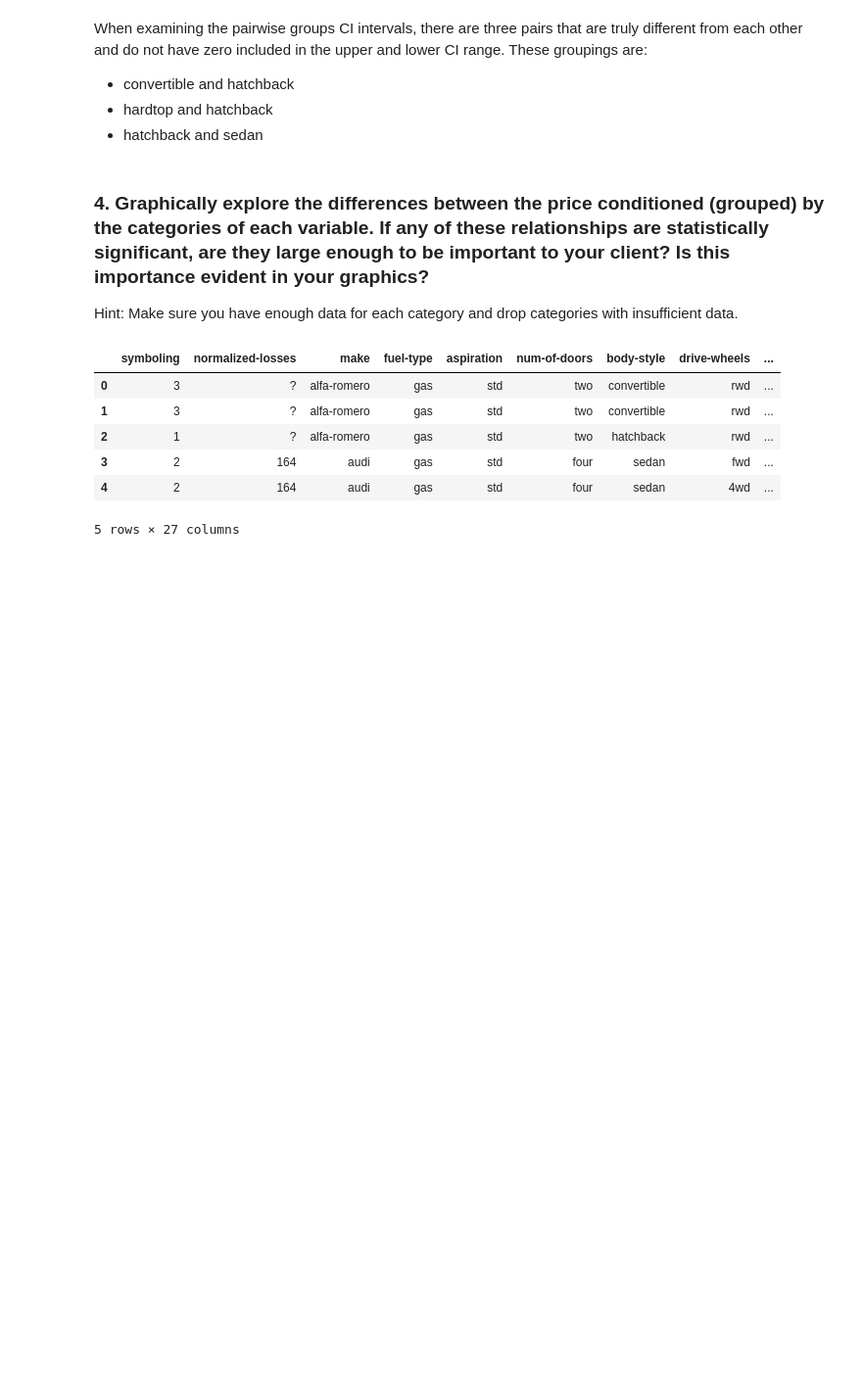
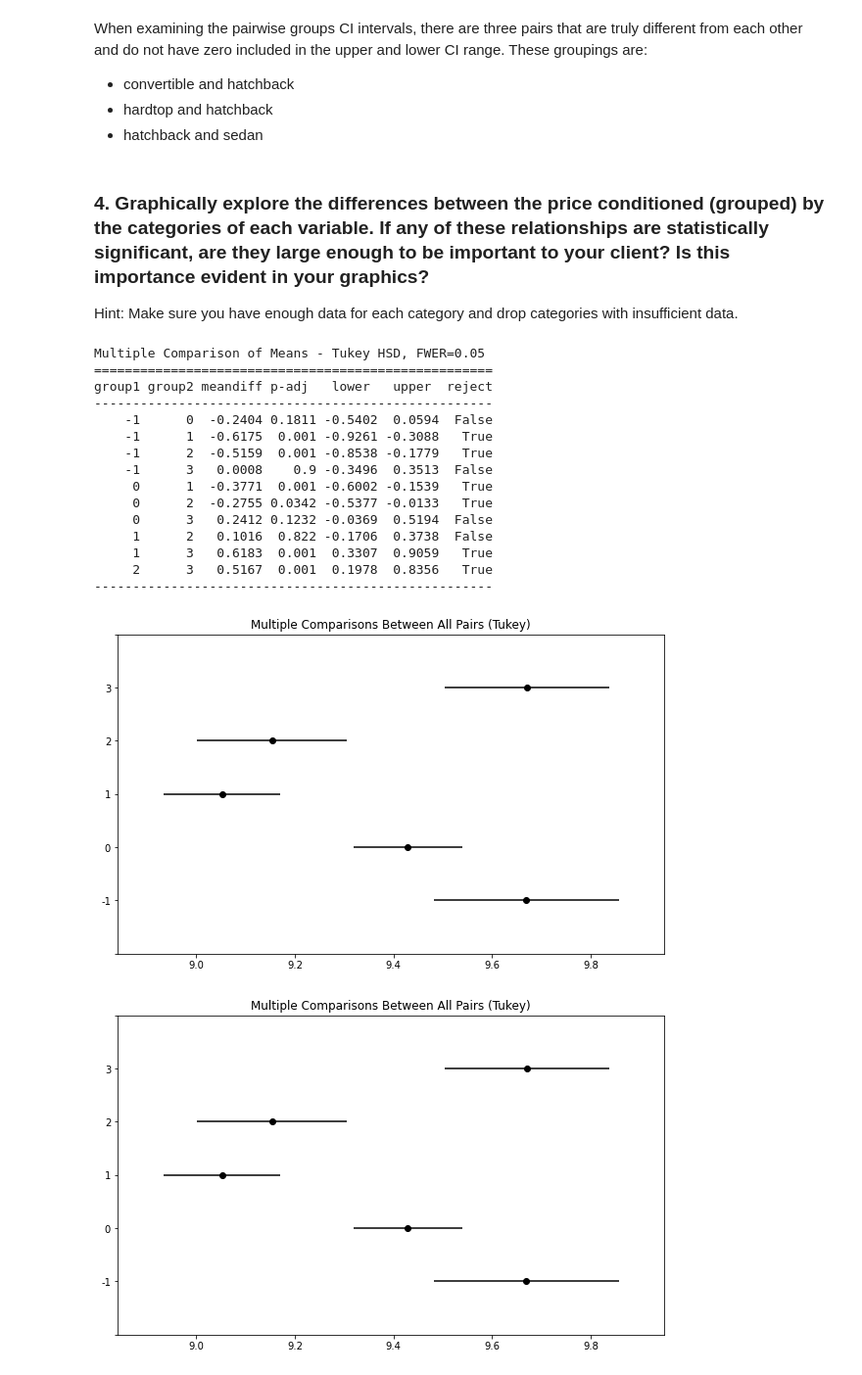
Before and after one commit to anajaved/UW_Data_Science_Cert, a Jupyter notebook: AnaJaved-L04-AutoHypothesis.ipynb, the cells around one changed output. Shown at 98% size. Cells and saved outputs as stored; diff of their text form; code cells hidden in the pictures; blank space fills up the shorter version.

```diff
--- a/AnaJaved-L04-AutoHypothesis.ipynb
+++ b/AnaJaved-L04-AutoHypothesis.ipynb
@@ -404,15 +404,45 @@ These groupings are:
 # %% [markdown]
 ### 4. Graphically explore the differences between the price conditioned (grouped) by the categories of each variable. If any of these relationships are statistically significant, are they large enough to be important to your client? Is this importance evident in your graphics?
 Hint: Make sure you have enough data for each category and drop categories with insufficient data.
-# %%
-# print(Auto.describe())
-# print(Auto.shape)
-Auto.head()
-# %% [output]
-|  | symboling | normalized-losses | make | fuel-type | aspiration | num-of-doors | body-style | drive-wheels | ... |
-| 0 | 3 | ? | alfa-romero | gas | std | two | convertible | rwd | ... |
-| 1 | 3 | ? | alfa-romero | gas | std | two | convertible | rwd | ... |
-| 2 | 1 | ? | alfa-romero | gas | std | two | hatchback | rwd | ... |
-| 3 | 2 | 164 | audi | gas | std | four | sedan | fwd | ... |
-| 4 | 2 | 164 | audi | gas | std | four | sedan | 4wd | ... |
-5 rows × 27 columns
+# %%
+## Remaining categorical columns that we haven't explored yet are:
+## 'symboling', 'make', 'num-of-doors', 'engine-location', 'fuel-system'. I conduct analysis
+## on all the columns above except engine-location, since it did not have enough "front" samples
+
+## Examining unique values in the column
+# print(Auto.loc[:, "symboling"].value_counts())
+    #  0    67
+    #  1    54
+    #  2    32
+    #  3    27
+    # -1    22
+    # -2     3
+
+## Isolating the Columns needed
+Symboling = Auto.loc[:, ["symboling", "LogPrice"]]
+
+## Removing -2 group since low number of samples
+Symboling = Symboling[Symboling.symboling != -2]
+
+## Tukey Visualtion of the different Groups:
+Tukey_HSD = pairwise_tukeyhsd(Symboling.LogPrice, Symboling.symboling)
+print(Tukey_HSD)
+Tukey_HSD.plot_simultaneous()
+# %% [output]
+Multiple Comparison of Means - Tukey HSD, FWER=0.05
+====================================================
+group1 group2 meandiff p-adj   lower   upper  reject
+----------------------------------------------------
+    -1      0  -0.2404 0.1811 -0.5402  0.0594  False
+    -1      1  -0.6175  0.001 -0.9261 -0.3088   True
+    -1      2  -0.5159  0.001 -0.8538 -0.1779   True
+    -1      3   0.0008    0.9 -0.3496  0.3513  False
+     0      1  -0.3771  0.001 -0.6002 -0.1539   True
+     0      2  -0.2755 0.0342 -0.5377 -0.0133   True
+     0      3   0.2412 0.1232 -0.0369  0.5194  False
+     1      2   0.1016  0.822 -0.1706  0.3738  False
+     1      3   0.6183  0.001  0.3307  0.9059   True
+     2      3   0.5167  0.001  0.1978  0.8356   True
+----------------------------------------------------
+[figure, added]
+[figure, added]
```
Also changed, not shown: parts of 4 cells of this notebook.
